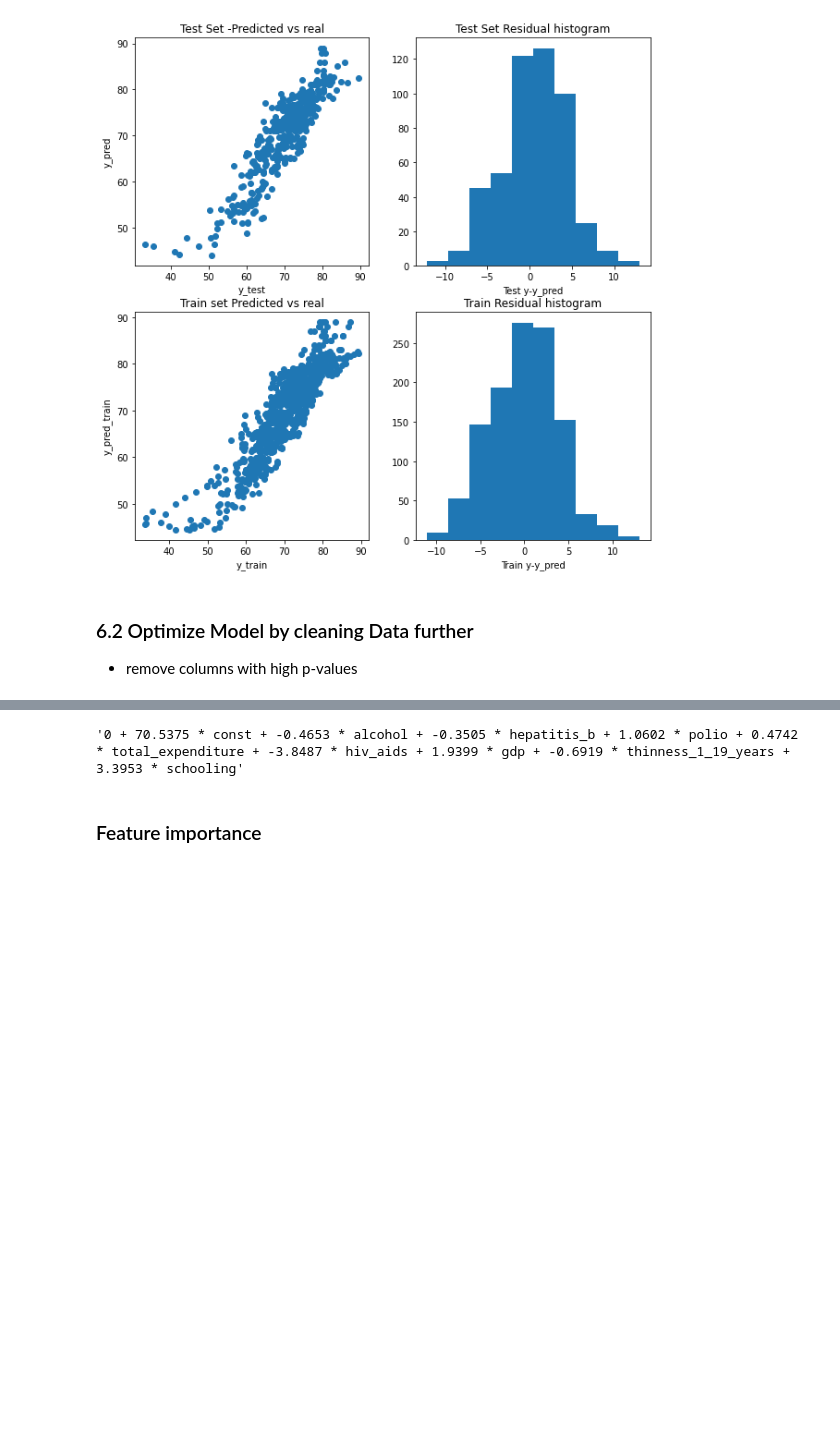
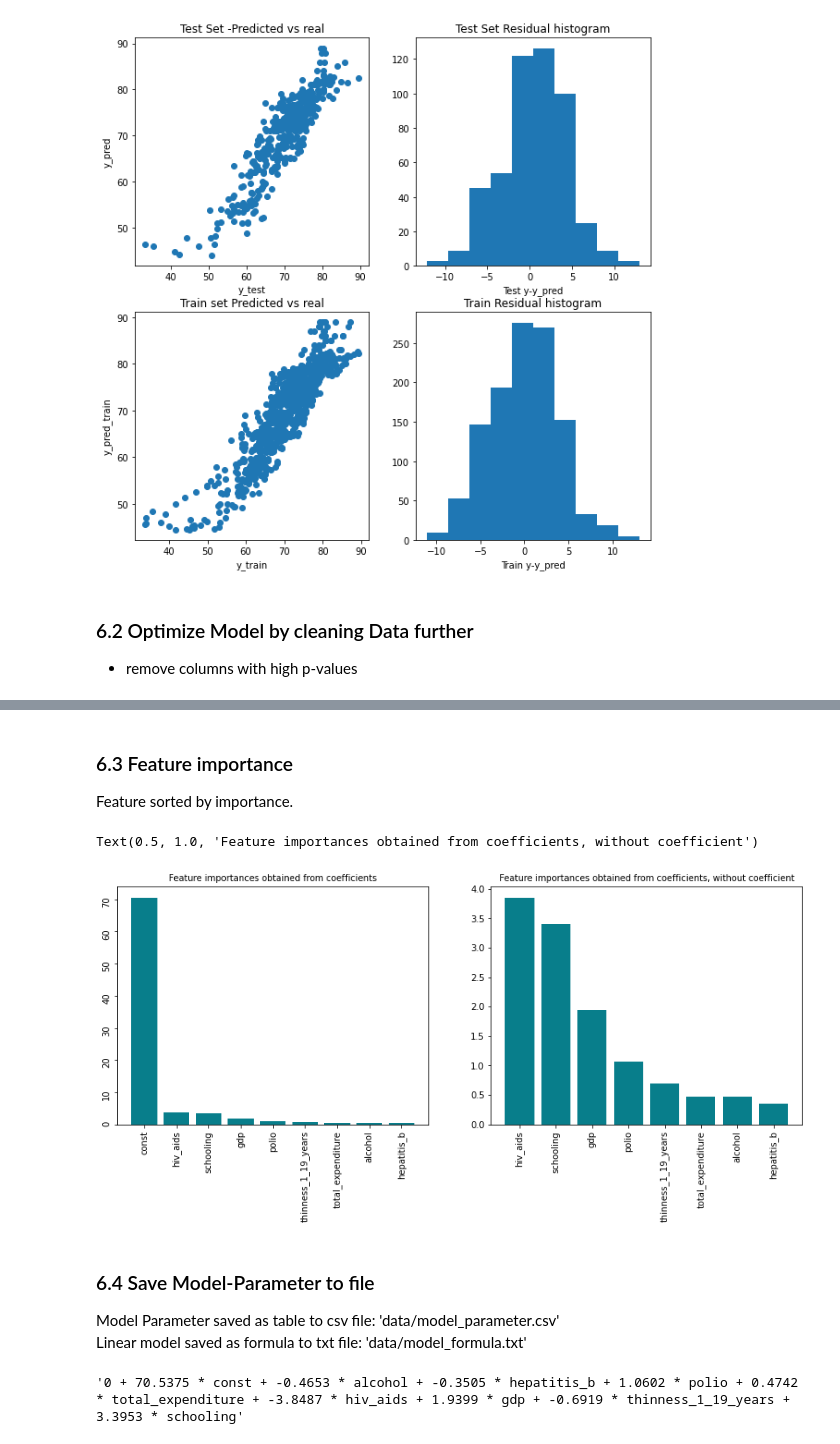
Before and after one commit to ElRapa/ironhack_mid_term, a Jupyter notebook: life_expectancy_model_V2.ipynb, the cells around one changed output, grey strips where cells are left out. Drawn from its saved outputs; the diff is of its cells as text; code cells hidden in the pictures; blank space fills up the shorter version.

```diff
--- a/life_expectancy_model_V2.ipynb
+++ b/life_expectancy_model_V2.ipynb
@@ -528 +549,28 @@ Notes:
+# %% [markdown]
+### 6.3 Feature importance<a name="model_feature"></a>
+Feature sorted by importance.
+# %%
+# Show Feature importance as barplot
+mod_parameter = model_v2.params
+features_importances = pd.DataFrame(data={
+    'Attribute': mod_parameter.index,
+    'Importance': abs(mod_parameter[:])
+})
+features_importances = features_importances.sort_values(by='Importance', ascending=False)
+features_importances_no_const = features_importances.drop('const')
+
+fig, ax = plt.subplots(1,2,figsize=(14,5))
+ax[0].bar(x=features_importances['Attribute'], height=features_importances['Importance'], color='#087E8B')
+ax[0].tick_params(labelrotation=90)
+ax[0].set_title('Feature importances obtained from coefficients', size=10)
+plt.xticks(rotation='vertical')
+ax[1].bar(x=features_importances_no_const['Attribute'], height=features_importances_no_const['Importance'], color='#087E8B')
+ax[1].set_title('Feature importances obtained from coefficients, without coefficient', size=10)
+# %% [output]
+Text(0.5, 1.0, 'Feature importances obtained from coefficients, without coefficient')
+[figure, added]
+# %% [markdown]
+### 6.4 Save Model-Parameter to file<a name="model_save"></a>
+Model Parameter saved as table to csv file: 'data/model_parameter.csv'<br>
+Linear model saved as formula to txt file: 'data/model_formula.txt'
 # %%
@@ -542,5 +593,3 @@ formula
 if update_mod_formula:
      with open('data/model_formula.txt', 'w') as f:
         f.write(formula)
-# %% [markdown]
-### Feature importance
```
Also changed, not shown: parts of 25 cells of this notebook.
